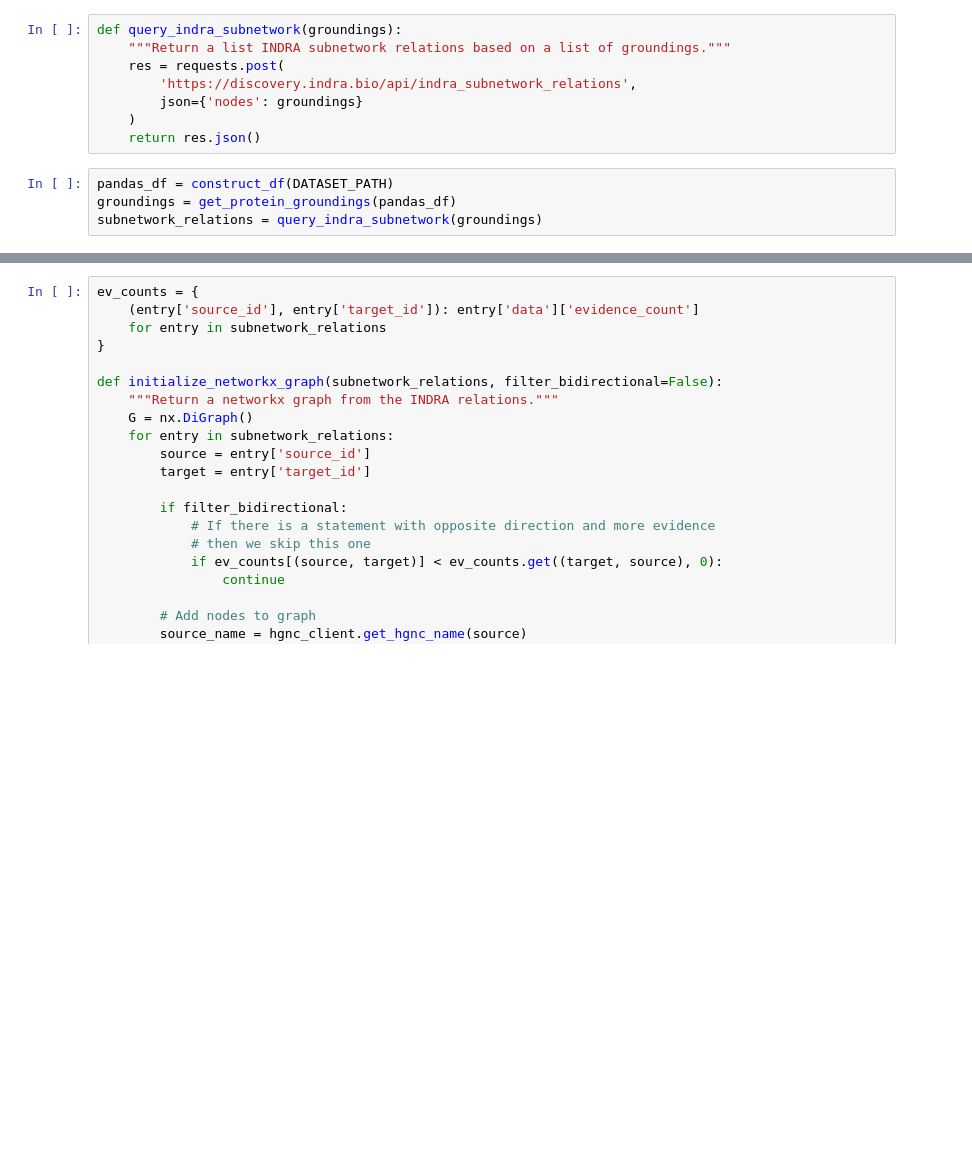
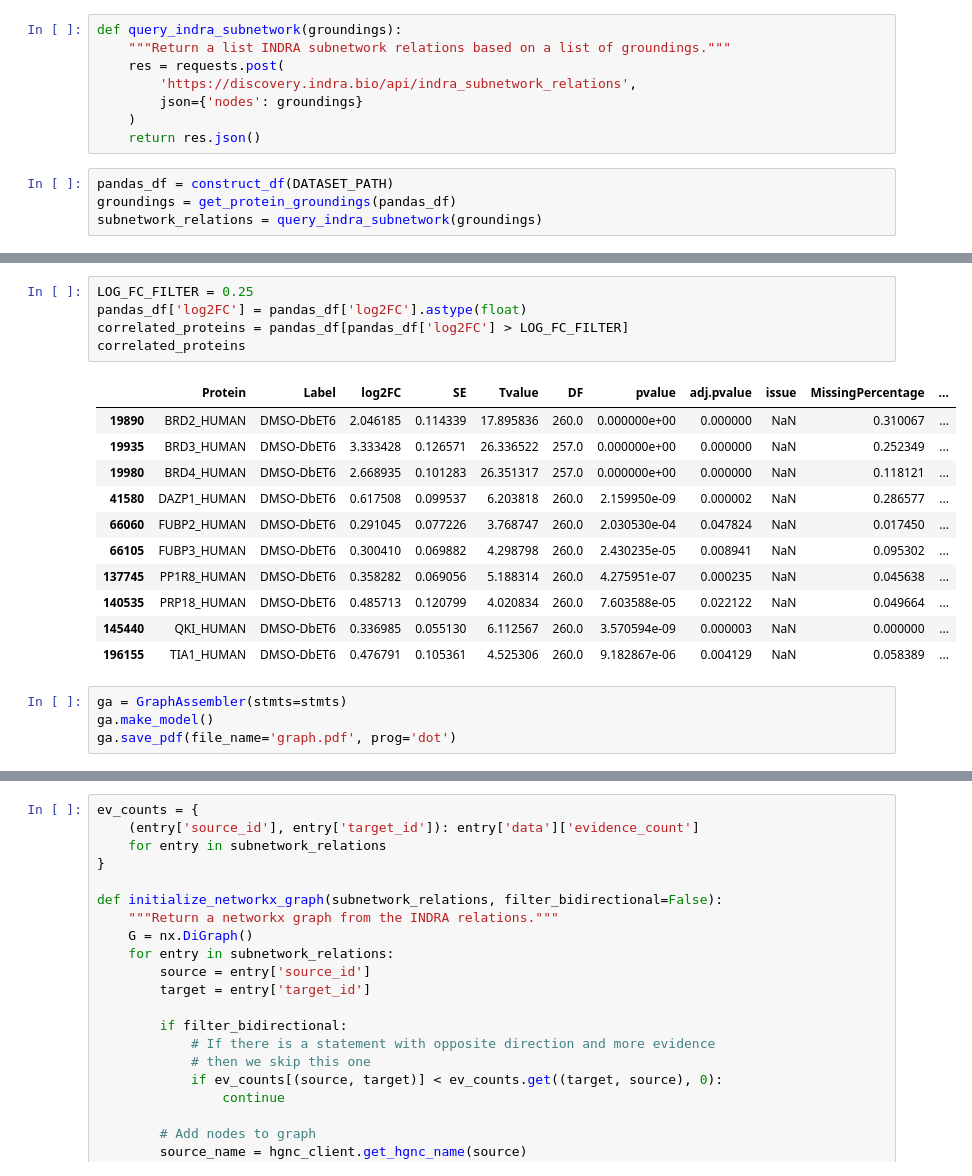
Before and after one commit to gyorilab/indra_may_institute, a Jupyter notebook: main.ipynb, the cells around one changed output, grey strips where cells are left out. Cells and saved outputs as stored; diff of their text form; blank space fills up the shorter version.

```diff
--- a/main.ipynb
+++ b/main.ipynb
@@ -82,0 +525,21 @@ subnetwork_relations[4]
+# %%
+LOG_FC_FILTER = 0.25
+pandas_df['log2FC'] = pandas_df['log2FC'].astype(float)
+correlated_proteins = pandas_df[pandas_df['log2FC'] > LOG_FC_FILTER]
+correlated_proteins
+# %% [output]
+|  | Protein | Label | log2FC | SE | Tvalue | DF | pvalue | adj.pvalue | issue | MissingPercentage | ... |
+| 19890 | BRD2_HUMAN | DMSO-DbET6 | 2.046185 | 0.114339 | 17.895836 | 260.0 | 0.000000e+00 | 0.000000 | NaN | 0.310067 | ... |
+| 19935 | BRD3_HUMAN | DMSO-DbET6 | 3.333428 | 0.126571 | 26.336522 | 257.0 | 0.000000e+00 | 0.000000 | NaN | 0.252349 | ... |
+| 19980 | BRD4_HUMAN | DMSO-DbET6 | 2.668935 | 0.101283 | 26.351317 | 257.0 | 0.000000e+00 | 0.000000 | NaN | 0.118121 | ... |
+| 41580 | DAZP1_HUMAN | DMSO-DbET6 | 0.617508 | 0.099537 | 6.203818 | 260.0 | 2.159950e-09 | 0.000002 | NaN | 0.286577 | ... |
+| 66060 | FUBP2_HUMAN | DMSO-DbET6 | 0.291045 | 0.077226 | 3.768747 | 260.0 | 2.030530e-04 | 0.047824 | NaN | 0.017450 | ... |
+| 66105 | FUBP3_HUMAN | DMSO-DbET6 | 0.300410 | 0.069882 | 4.298798 | 260.0 | 2.430235e-05 | 0.008941 | NaN | 0.095302 | ... |
+| 137745 | PP1R8_HUMAN | DMSO-DbET6 | 0.358282 | 0.069056 | 5.188314 | 260.0 | 4.275951e-07 | 0.000235 | NaN | 0.045638 | ... |
+| 140535 | PRP18_HUMAN | DMSO-DbET6 | 0.485713 | 0.120799 | 4.020834 | 260.0 | 7.603588e-05 | 0.022122 | NaN | 0.049664 | ... |
+| 145440 | QKI_HUMAN | DMSO-DbET6 | 0.336985 | 0.055130 | 6.112567 | 260.0 | 3.570594e-09 | 0.000003 | NaN | 0.000000 | ... |
+| 196155 | TIA1_HUMAN | DMSO-DbET6 | 0.476791 | 0.105361 | 4.525306 | 260.0 | 9.182867e-06 | 0.004129 | NaN | 0.058389 | ... |
+# %%
+ga = GraphAssembler(stmts=stmts)
+ga.make_model()
+ga.save_pdf(file_name='graph.pdf', prog='dot')
```
Also changed, not shown: parts of 59 cells of this notebook, 3 other files.
